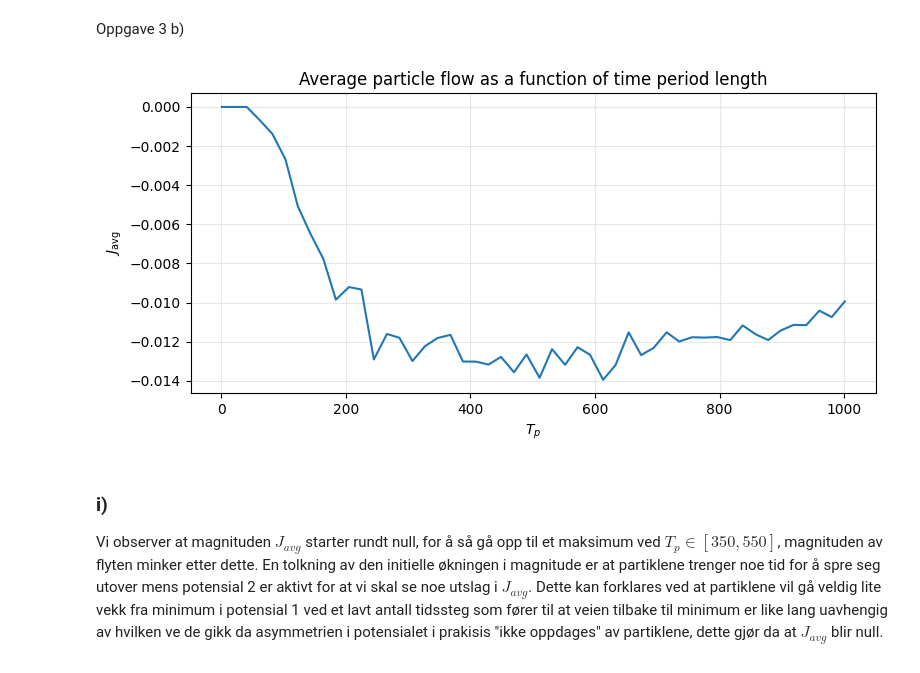
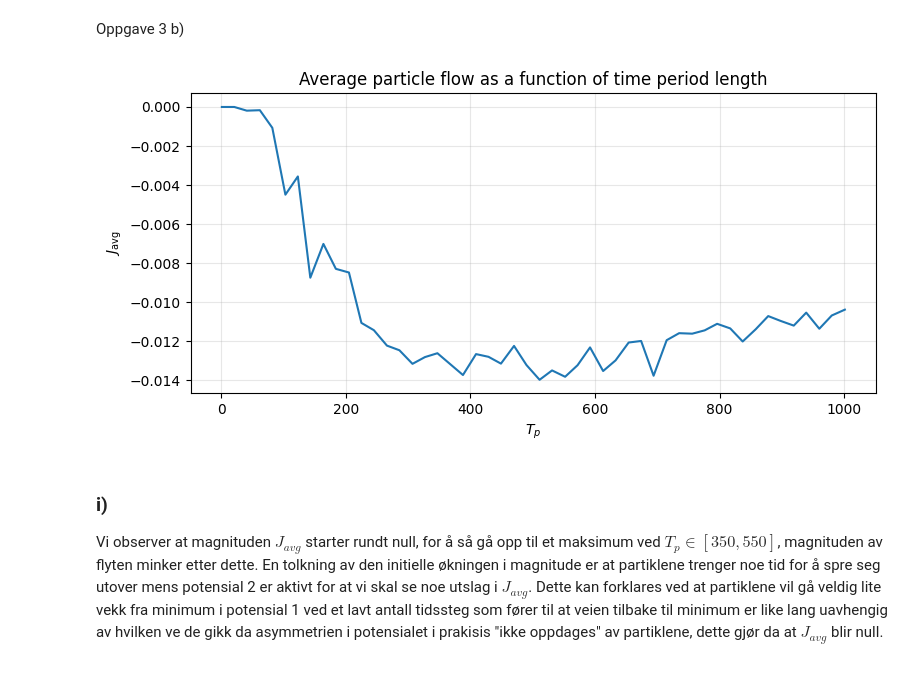
Before and after one commit to KristofferEide06/TMA4320_Project2, a Jupyter notebook: finalized-final-finished-project.ipynb, the cells around one changed output. Cells and saved outputs as stored; diff of their text form; code cells hidden in the pictures.

```diff
--- a/finalized-final-finished-project.ipynb
+++ b/finalized-final-finished-project.ipynb
@@ -153,14 +153,14 @@ def walk_step(n_x: int, alpha: float, k: float, n_p: int, t: int, t_p: int, x: n
 
         if step == 1:
             n_plus += 1
-            if x[j] == interval:
+            if x[j] == (interval-1):
                 x[j] = 0
             else:
                 x[j] += step
         elif step == -1:
             n_minus += 1
             if x[j] == 0:
-                x[j] = interval
+                x[j] = interval-1
             else:
                 x[j] += step
     flow = (n_plus - n_minus) / n_p
@@ -253,8 +253,8 @@ def sim_3b(t_p: int, n_x: int, alpha: float, k: float,
     for t in range(2 * t_p):
         x, flow = walk_step(n_x, alpha, k, n_p, t, t_p, x, interval)
         flow_t[t] = flow
+    avg_flow = np.mean(flow_t)
 
-    avg_flow = flow_t.sum() / (2 * t_p)
     return x, avg_flow
 
 
@@ -282,35 +282,35 @@ def plotter(titles: np.ndarray, x_labels: np.ndarray, y_labels: np.ndarray, x_ar
         new_axes_list = []
         for ax in axes_flattened:
             for _ in range(graphs_per_plot):
                 new_axes_list.append(ax)
         axes_flattened = np.array(new_axes_list)
     else:
         graphs_per_plot = 1
     # Simple plotting for every x_arrays[i] and y_arrays[i] pair.
     for i, ax in enumerate(axes_flattened):
         ax.plot(x_arrays[i], y_arrays[i])
         if i % graphs_per_plot == 0:
             ax.set_xlabel(x_labels[i//graphs_per_plot])
             ax.set_ylabel(y_labels[i//graphs_per_plot])
             ax.set_title(titles[i//graphs_per_plot])
             ax.grid(True, alpha=0.3)
     if collective_title:
         fig.suptitle(collective_title)
     fig.tight_layout()
 
 # Initializing t_p array with 50 evenly spaced t_p values and empty flow array with same length of type np.float64
 t_p_array = np.int64(np.linspace(1, 1001, 50))
 flow_array_3b = np.zeros(len(t_p_array), dtype=np.float64)
 
 # Simulating the J_avg for all values of t_p and adding them to flow array for plotting
 for i in range(len(t_p_array)):
-    x, avg_flow_3b = sim_3b(t_p_array[i], 100, 0.8, 1000, 40 * 100, 100, 200, 300)
+    x, avg_flow_3b = sim_3b(t_p_array[i], 100, 0.8, 1000, 40 * 100, 100, 200, 200)
     flow_array_3b[i] = avg_flow_3b
 
 plotter(np.array(["Average particle flow as a function of time period length"]), np.array([r"$T_p$"]), np.array([r"$J_{\mathrm{avg}}$"]), np.array([t_p_array]), np.array([flow_array_3b]), 1, 1)
 plt.show()
 # %% [output]
-[figure, old version]
+[figure, new version]
 # %% [markdown]
 ### i)
 Vi observer at magnituden $J_{avg}$ starter rundt null, for å så gå opp til et maksimum ved $T_p \in [350, 550]$, magnituden av flyten minker etter dette. En tolkning av den initielle økningen i magnitude er at partiklene trenger noe tid for å spre seg utover mens potensial 2 er aktivt for at vi skal se noe utslag i $J_{avg}$. Dette kan forklares ved at partiklene vil gå veldig lite vekk fra minimum i potensial 1 ved et lavt antall tidssteg som fører til at veien tilbake til minimum er like lang uavhengig av hvilken ve de gikk da asymmetrien i potensialet i prakisis "ikke oppdages" av partiklene, dette gjør da at $J_{avg}$ blir null.
```
Also changed, not shown: parts of 6 cells of this notebook.
